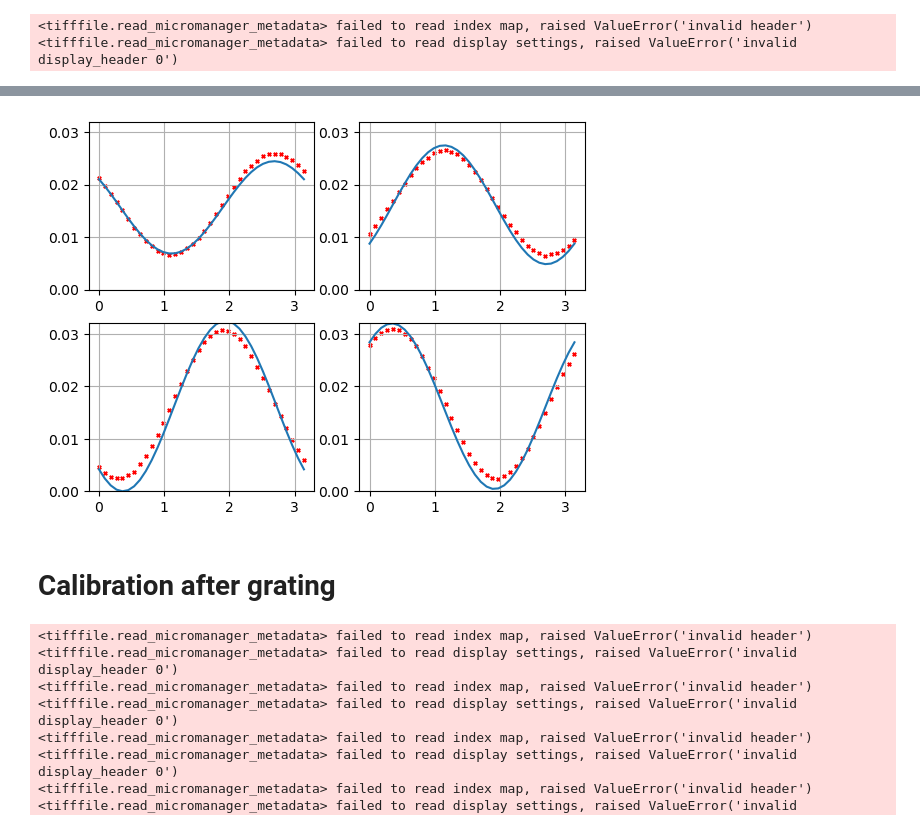
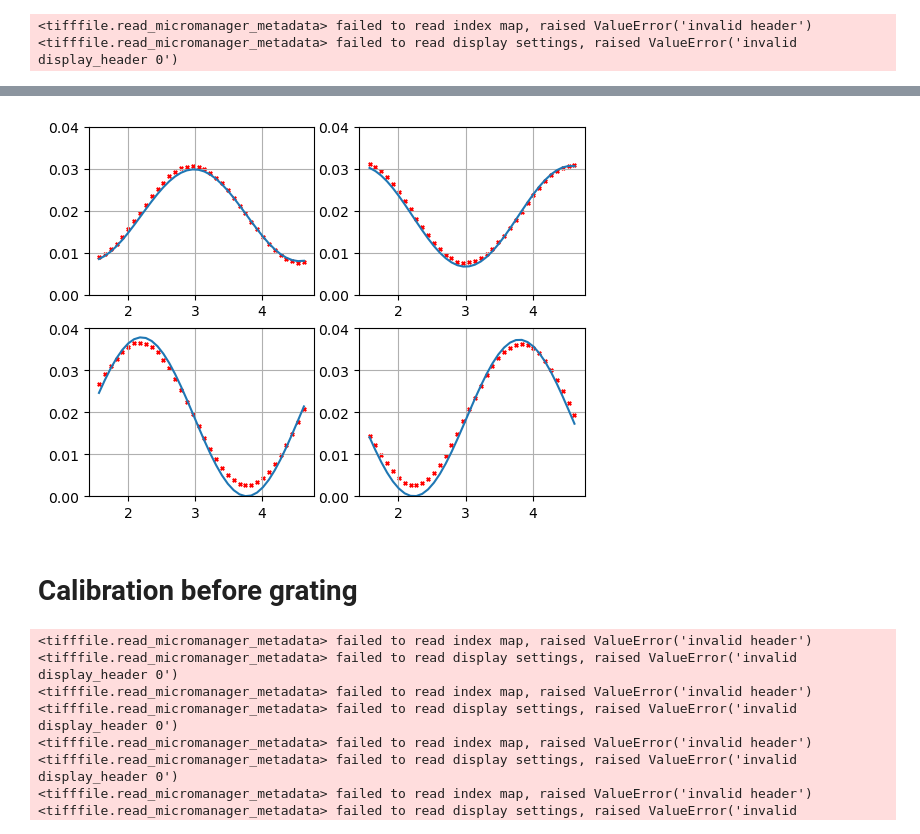
Before and after one commit to aautric/4polarMFM_these, a Jupyter notebook: Calibration_polar.ipynb, the cells around one changed output, grey strips where cells are left out. Cells and saved outputs as stored; diff of their text form; code cells hidden in the pictures.

Commit message:
polar calibration updated

```diff
--- a/Calibration_polar.ipynb
+++ b/Calibration_polar.ipynb
@@ -34,12 +34,12 @@ res1, res2, res3, res4, res5, res6 = extract_calibr('Z:\\DATA\\4polar_data\\2025
 <tifffile.read_micromanager_metadata> failed to read index map, raised ValueError('invalid header')
 <tifffile.read_micromanager_metadata> failed to read display settings, raised ValueError('invalid display_header 0')
 # %%
-zer = zero('Z:\\DATA\\4polar_data\\2025-12-16 -calibr_polar_classic_graduations_down\\Calib_Polar_2025-12-16_0\\images\\RAW_DATA\\image_Pos0.ome.tif')
+zer = zero('Z:\\DATA\\4polar_data_raw\\2026_01_16_calibr_polar_objectif\\Calib_Polar_2026-01-16_0\\images\\RAW_DATA\\image_Pos0.ome.tif')
 # %% [output]
 <tifffile.read_micromanager_metadata> failed to read index map, raised ValueError('invalid header')
 <tifffile.read_micromanager_metadata> failed to read display settings, raised ValueError('invalid display_header 0')
 # %%
-intensity = open_ome('\\\\NAS_LOCCO\\Amaury\\DATA\\4polar_data\\PolMFM_SilicaBeads_SLB_NR\\Calibration\\Calib-Intensity_NoPolar_TL3D_filter617nm\\Calib_Polar_2024-01-11\\images\\RAW_DATA\\image_Pos0.ome.tif')
+intensity = open_ome('Z:\\DATA\\4polar_data_raw\\PolMFM_SilicaBeads_SLB_NR\\Calibration\\Calib-Intensity_NoPolar_TL3D_filter617nm\\Calib_Polar_2024-01-11\\images\\RAW_DATA\\image_Pos0.ome.tif')
 # %% [output]
 <tifffile.read_micromanager_metadata> failed to read index map, raised ValueError('invalid header')
 <tifffile.read_micromanager_metadata> failed to read display settings, raised ValueError('invalid display_header 0')
@@ -66,13 +66,6 @@ res3/=i3
 res4/=i4
 res5/=i5
 res6/=i6
-# %%
-res1 = np.roll(np.roll(res1, 36-21), 18)
-res2 = np.roll(np.roll(res2, 36-21), 18)
-res3 = np.roll(np.roll(res3, 36-21), 18)
-res4 = np.roll(np.roll(res4, 36-21), 18)
-res5 = np.roll(np.roll(res5, 36-21), 18)
-res6 = np.roll(np.roll(res6, 36-21), 18)
 # %%
 plt.plot(res1)
 #plt.plot(res2)
@@ -103,16 +96,16 @@ def through_microscope(I0, a1, b1, b2, c1, c2, d1, d2, alpha, offset):
         torch.stack([c1 + 1j*c2, d1 + 1j*d2])
     ]
     ).to(torch.complex128)
-    phii = torch.linspace(0, np.pi, 36)+offset
+    phii = (torch.linspace(np.pi/2, 1.5*np.pi, 37)+offset)[:-1]
     input_ = I0*torch.stack([torch.cos(phii), torch.sin(phii)]).to(device).to(torch.complex128)
     output_ = torch.einsum('ab,bc->ac', J, input_)
-    aa1, bb1, bb2, cc1, cc2, dd1, dd2 = 1.0065e+00,  1.1120e-02,  2.1056e-02, -4.6805e-02, -1.7288e-01,  9.9881e-01,  1.5819e-01
-    Jw = J = torch.tensor([
-        [aa1, bb1 + 1j*bb2],
-        [cc1 + 1j*cc2, dd1 + 1j*dd2]
-    ]
-    ).to(torch.complex128)
-    output_2 =  torch.einsum('ab,bc->ac', Jw, rotation(alpha, output_))
+    #aa1, bb1, bb2, cc1, cc2, dd1, dd2 = 1.0065e+00,  1.1120e-02,  2.1056e-02, -4.6805e-02, -1.7288e-01,  9.9881e-01,  1.5819e-01
+    #Jw = J = torch.tensor([
+     #   [aa1, bb1 + 1j*bb2],
+     #   [cc1 + 1j*cc2, dd1 + 1j*dd2]
+   #]
+   # ).to(torch.complex128)
+    output_2 =  rotation(alpha, output_) #torch.einsum('ab,bc->ac', Jw, rotation(alpha, output_))
     return (output_[0]*torch.conj(output_[0])).to(torch.float64), (output_[1]*torch.conj(output_[1])).to(torch.float64), (output_2[0]*torch.conj(output_2[0])).to(torch.float64), (output_2[1]*torch.conj(output_2[1])).to(torch.float64)
 # %%
 def rotation(alpha, inp): # input is a vector Ex, Ey
@@ -196,25 +189,25 @@ predicted3 = predicted3.detach().numpy()
 predicted4 = predicted4.detach().numpy()
 # %%
 fig, ax = plt.subplots(2,2)
-phi = np.linspace(0, np.pi, 36)+params[9].detach().numpy()
+phi = (np.linspace(np.pi/2, 1.5*np.pi, 37)+params[9].detach().numpy())[:-1]
 ax[0,0].plot(phi, predicted1)
 ax[0,0].scatter(phi, res1, c='r', marker='x', s=6)
-ax[0,0].set_ylim((0., 0.032))
+ax[0,0].set_ylim((0., 0.04))
 ax[0,0].grid()
 ax[0,1].plot(phi, predicted2)
 ax[0,1].scatter(phi, res2, c='r', marker='x', s=6)
-ax[0,1].set_ylim((0., 0.032))
+ax[0,1].set_ylim((0., 0.04))
 ax[0,1].grid()
 ax[1,0].plot(phi, predicted3)
 ax[1,0].scatter(phi, res3, c='r', marker='x', s=6)
-ax[1,0].set_ylim((0., 0.032))
+ax[1,0].set_ylim((0., 0.04))
 ax[1,0].grid()
 ax[1,1].plot(phi, predicted4)
 ax[1,1].scatter(phi, res4, c='r', marker='x', s=6)
-ax[1,1].set_ylim((0., 0.032))
+ax[1,1].set_ylim((0., 0.04))
 ax[1,1].grid()
 # %% [output]
-[figure, old version]
+[figure, new version]
 # %% [markdown]
-# Calibration after grating
+# Calibration before grating
 # %%
```
Also changed, not shown: parts of 15 cells of this notebook, 1 other file.
